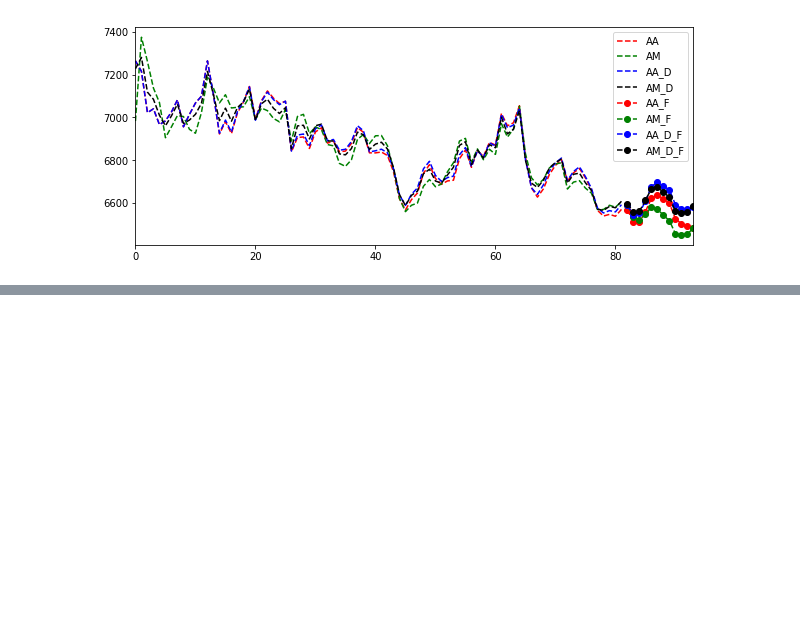
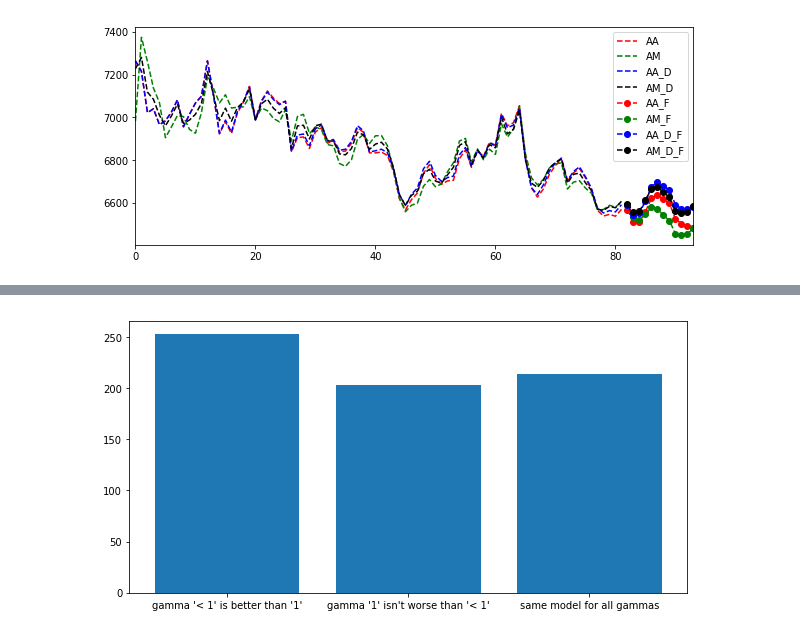
Before and after one commit to PetrGarm/CW_3course, a Jupyter notebook: CV_algorithm.ipynb, the cells around one changed output, grey strips where cells are left out. Saved outputs shown, nothing was run; the diff lists cells and outputs as text; code cells hidden in the pictures; blank space fills up the shorter version.

```diff
--- a/CV_algorithm.ipynb
+++ b/CV_algorithm.ipynb
@@ -553,0 +665,19 @@ plt.show()
+# %%
+unique, counts = np.unique(hist, return_counts = True)
+# %%
+result = list(zip(unique, counts))
+# %%
+gammas_victory = 0
+for i in range(len(result) - 2):
+  gammas_victory += result[i][1]
+# %%
+x = ["gamma '< 1' is better than '1'", "gamma '1' isn't worse than '< 1'", "same model for all gammas"]
+y = []
+y.append(gammas_victory)
+y.append(counts[-2])
+y.append(counts[-1])
+# %%
+plt.figure(figsize=(10,5))
+plt.bar(x, y);
+# %% [output]
+[figure, added]
```
Also changed, not shown: parts of 13 cells of this notebook.
